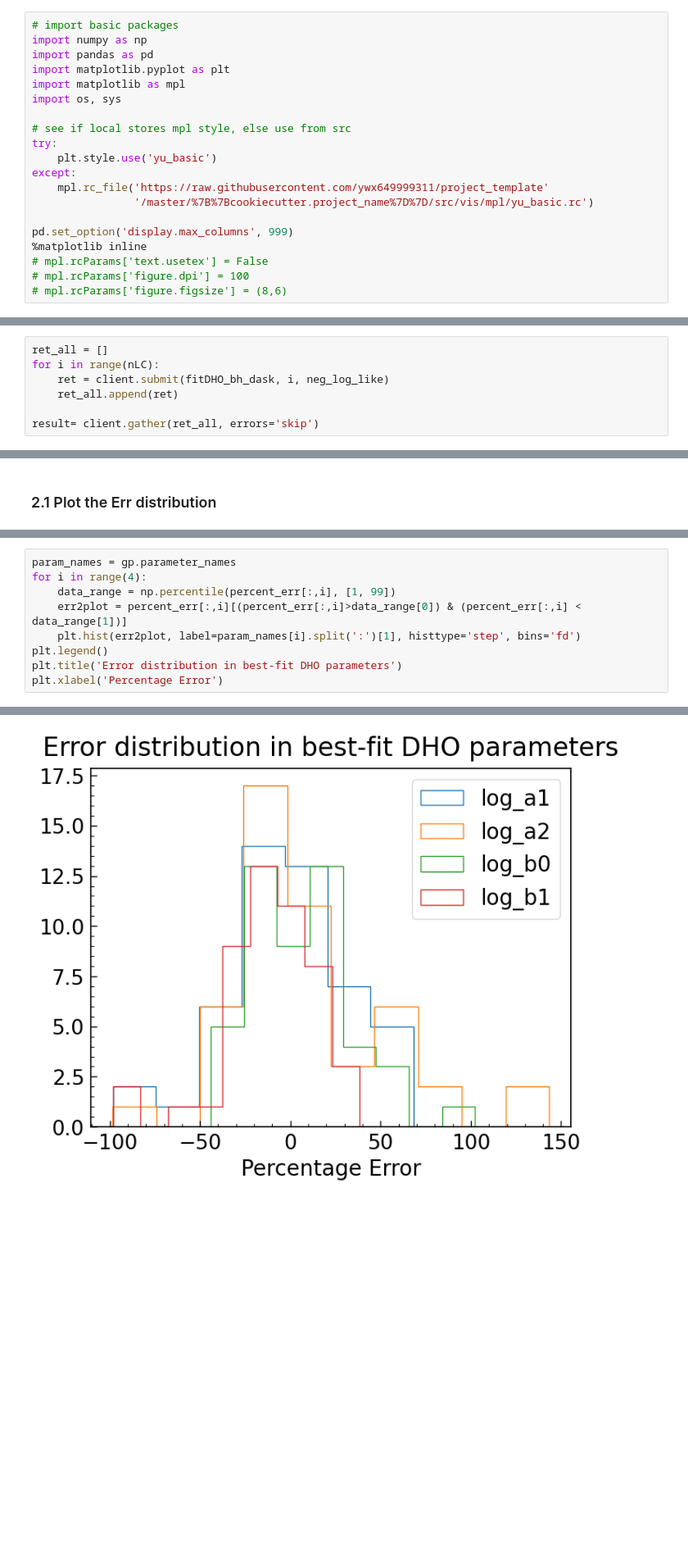
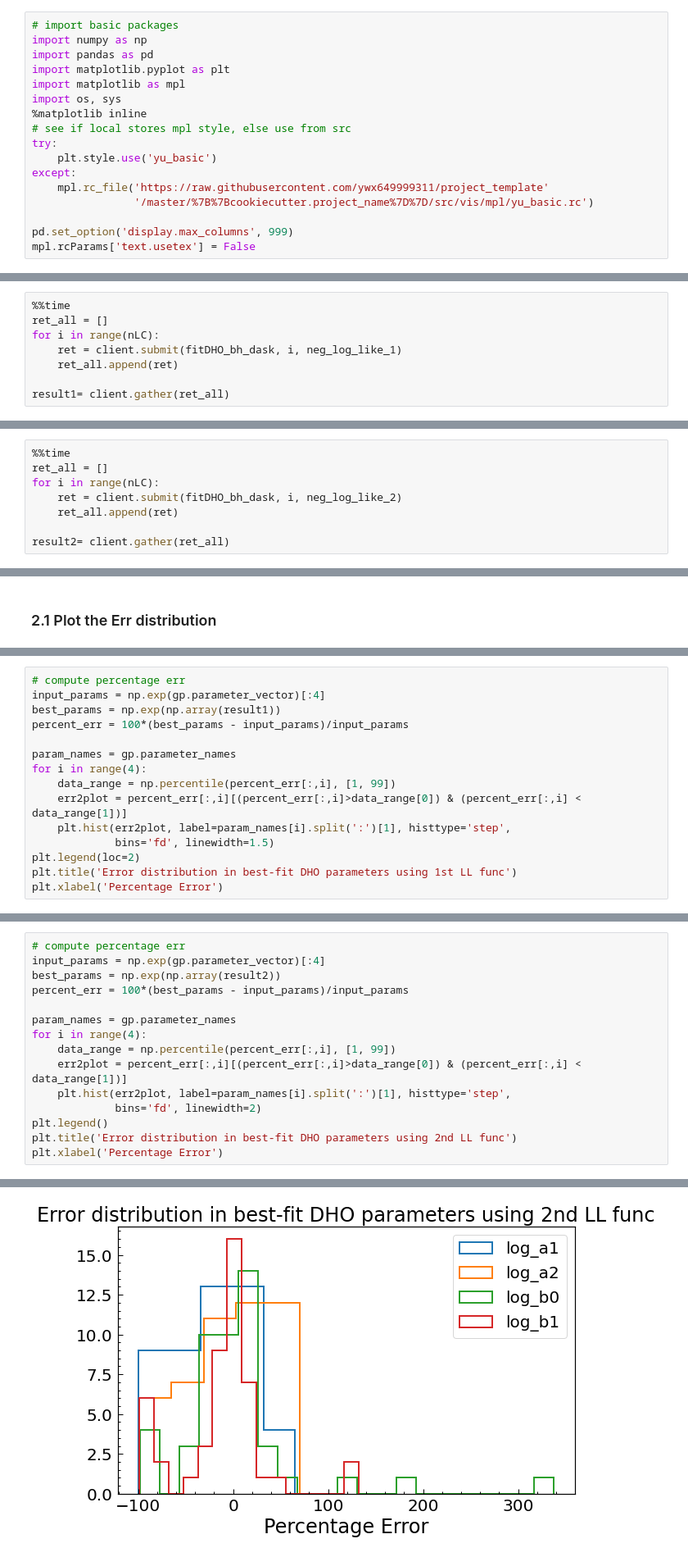
Before and after one commit to ywx649999311/EzTao, a Jupyter notebook: dev/celerite_fit/DHO_fit.ipynb, the cells around one changed output, grey strips where cells are left out. Shown at 82% size. Drawn from its saved outputs; the diff is of its cells as text; blank space fills up the shorter version.

```diff
--- a/dev/celerite_fit/DHO_fit.ipynb
+++ b/dev/celerite_fit/DHO_fit.ipynb
@@ -11,7 +11,7 @@ import pandas as pd
 import matplotlib.pyplot as plt
 import matplotlib as mpl
 import os, sys
-
+%matplotlib inline
 # see if local stores mpl style, else use from src
 try:
     plt.style.use('yu_basic')
@@ -20,10 +20,7 @@ except:
                 '/master/%7B%7Bcookiecutter.project_name%7D%7D/src/vis/mpl/yu_basic.rc')
 
 pd.set_option('display.max_columns', 999)
-%matplotlib inline
-# mpl.rcParams['text.usetex'] = False
-# mpl.rcParams['figure.dpi'] = 100
-# mpl.rcParams['figure.figsize'] = (8,6)
+mpl.rcParams['text.usetex'] = False
 # %%
 # import CARMA celerite term
 from agntk.carma.CARMATerm import *
@@ -215,7 +214,8 @@ def fitDHO_bh_dask(idx, prob_func):
 # %%
+%%time
 ret_all = []
 for i in range(nLC):
-    ret = client.submit(fitDHO_bh_dask, i, neg_log_like)
+    ret = client.submit(fitDHO_bh_dask, i, neg_log_like_1)
     ret_all.append(ret)
 
-result= client.gather(ret_all, errors='skip')
+result1= client.gather(ret_all)
@@ -223,0 +229,8 @@ result= client.gather(ret_all, errors='skip')
+# %%
+%%time
+ret_all = []
+for i in range(nLC):
+    ret = client.submit(fitDHO_bh_dask, i, neg_log_like_2)
+    ret_all.append(ret)
+
+result2= client.gather(ret_all)
@@ -230,0 +244,15 @@ percent_err = 100*(best_params - input_params)/input_params
+# %%
+# compute percentage err
+input_params = np.exp(gp.parameter_vector)[:4]
+best_params = np.exp(np.array(result1))
+percent_err = 100*(best_params - input_params)/input_params
+
+param_names = gp.parameter_names
+for i in range(4):
+    data_range = np.percentile(percent_err[:,i], [1, 99])
+    err2plot = percent_err[:,i][(percent_err[:,i]>data_range[0]) & (percent_err[:,i] < data_range[1])]
+    plt.hist(err2plot, label=param_names[i].split(':')[1], histtype='step',
+             bins='fd', linewidth=1.5)
+plt.legend(loc=2)
+plt.title('Error distribution in best-fit DHO parameters using 1st LL func')
+plt.xlabel('Percentage Error')
@@ -231,13 +262,19 @@ percent_err = 100*(best_params - input_params)/input_params
 # %%
+# compute percentage err
+input_params = np.exp(gp.parameter_vector)[:4]
+best_params = np.exp(np.array(result2))
+percent_err = 100*(best_params - input_params)/input_params
+
 param_names = gp.parameter_names
 for i in range(4):
     data_range = np.percentile(percent_err[:,i], [1, 99])
     err2plot = percent_err[:,i][(percent_err[:,i]>data_range[0]) & (percent_err[:,i] < data_range[1])]
-    plt.hist(err2plot, label=param_names[i].split(':')[1], histtype='step', bins='fd')
+    plt.hist(err2plot, label=param_names[i].split(':')[1], histtype='step',
+             bins='fd', linewidth=2)
 plt.legend()
-plt.title('Error distribution in best-fit DHO parameters')
+plt.title('Error distribution in best-fit DHO parameters using 2nd LL func')
 plt.xlabel('Percentage Error')
 # %% [output]
 Text(0.5, 0, 'Percentage Error')
-[figure, old version]
+[figure, new version]
 # %% [markdown]
```
Also changed, not shown: parts of 52 cells of this notebook, 1 other file.
